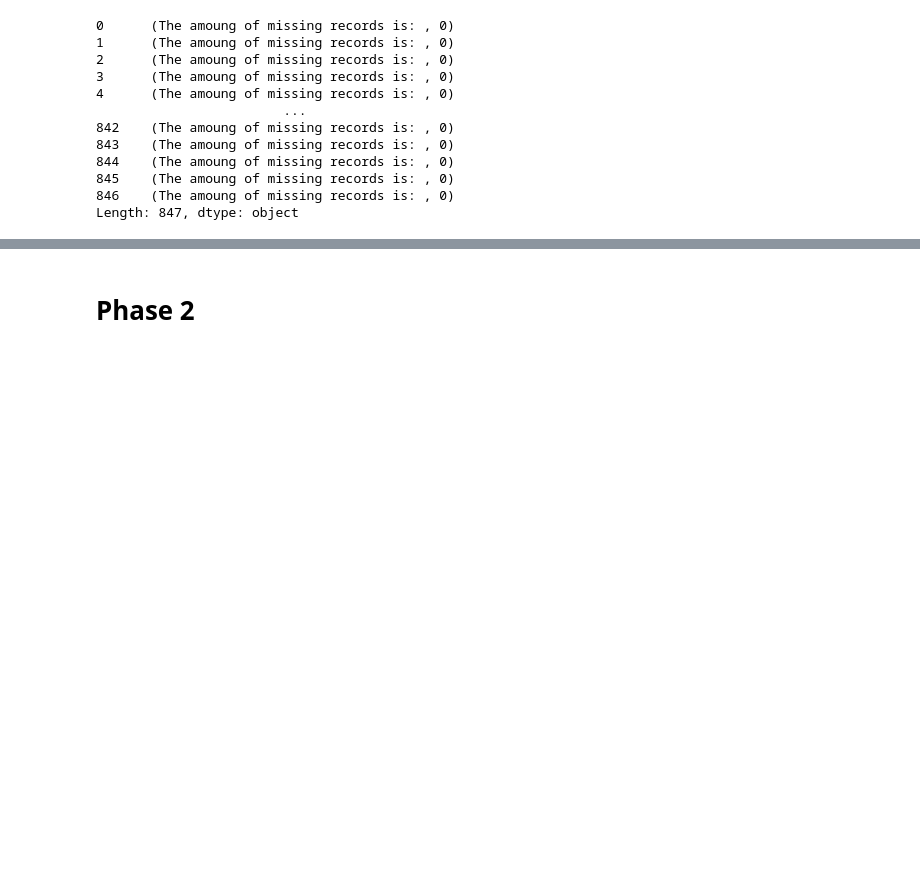
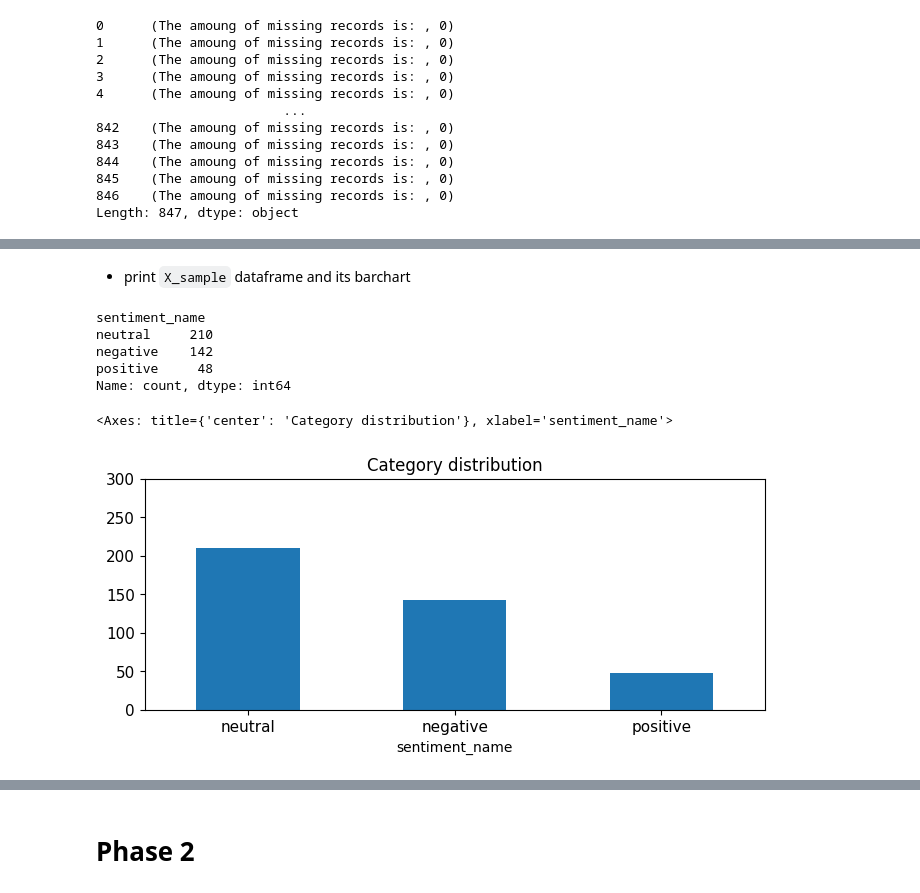
Before and after one commit to shangchehsieh/DM2025-Lab1-Exercise, a Jupyter notebook: DM2025-Lab1-Homework.ipynb, the cells around one changed output, grey strips where cells are left out. Cells and saved outputs as stored; diff of their text form; code cells hidden in the pictures; blank space fills up the shorter version.

```diff
--- a/DM2025-Lab1-Homework.ipynb
+++ b/DM2025-Lab1-Homework.ipynb
@@ -221,0 +270,2 @@ Length: 847, dtype: object
+# %%
+X_sample = X.sample(n=400) #random state
@@ -221,0 +311,18 @@ Length: 847, dtype: object
+# %% [markdown]
+- print `X_sample` dataframe and its barchart
+# %%
+print(X_sample.sentiment_name.value_counts())
+
+# plot barchart for X
+X_sample.sentiment_name.value_counts().plot(kind = 'bar',
+                                    title = 'Category distribution',
+                                    ylim = [0, 300],
+                                    rot = 0, fontsize = 11, figsize = (8,3))
+# %% [output]
+sentiment_name
+neutral     210
+negative    142
+positive     48
+Name: count, dtype: int64
+<Axes: title={'center': 'Category distribution'}, xlabel='sentiment_name'>
+[figure, added]
```
Also changed, not shown: parts of 61 cells of this notebook.
